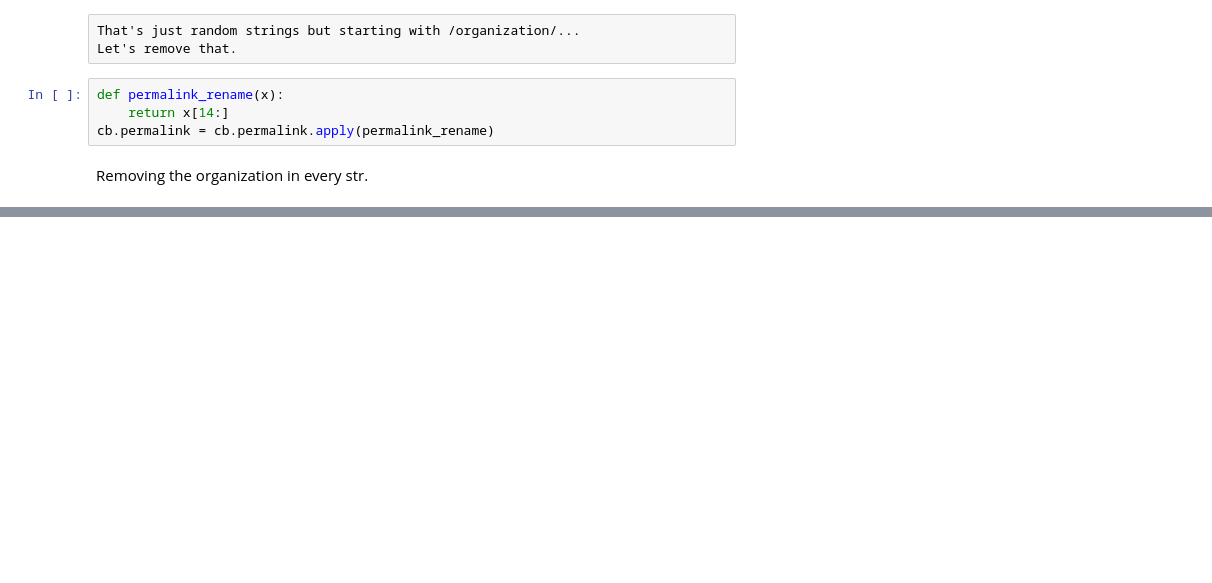
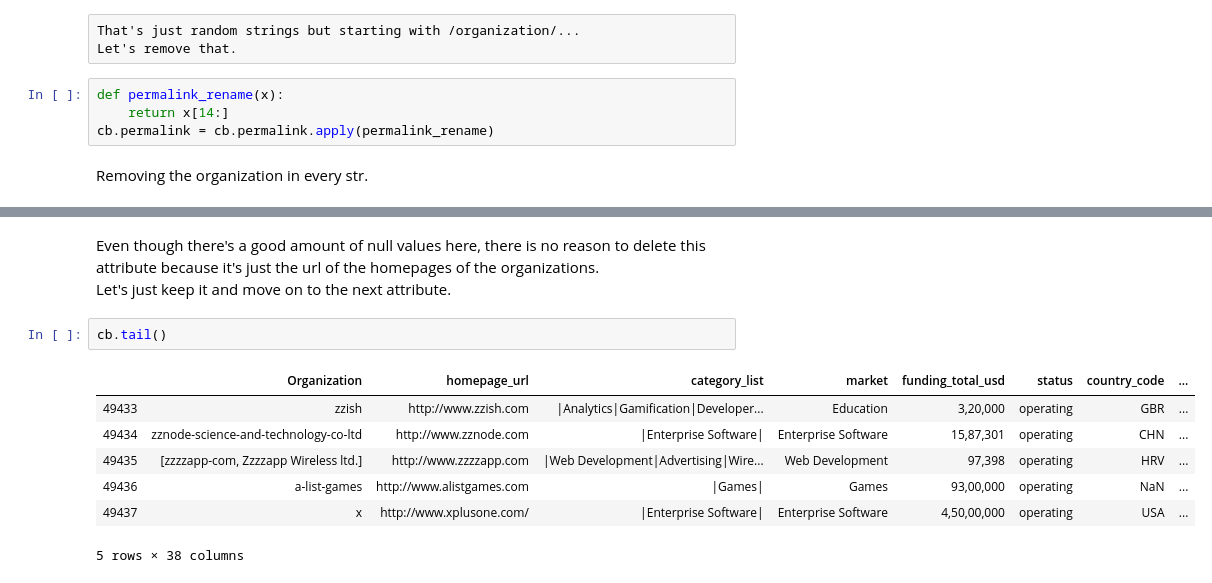
Before and after one commit to adityad1/Crunchbase, a Jupyter notebook: Data cleaning/Data_cleaning.ipynb, the cells around one changed output, grey strips where cells are left out. Drawn from its saved outputs; the diff is of its cells as text; blank space fills up the shorter version.

```diff
--- a/Data cleaning/Data_cleaning.ipynb
+++ b/Data cleaning/Data_cleaning.ipynb
@@ -110,0 +172,13 @@ These strings look like names of the services.
+# %% [markdown]
+Even though there's a good amount of null values here, there is no reason to delete this attribute because it's just the url of the homepages of the organizations.
+Let's just keep it and move on to the next attribute.
+# %%
+cb.tail()
+# %% [output]
+|  | Organization | homepage_url | category_list | market | funding_total_usd | status | country_code | ... |
+| 49433 | zzish | http://www.zzish.com | |Analytics|Gamification|Developer... | Education | 3,20,000 | operating | GBR | ... |
+| 49434 | zznode-science-and-technology-co-ltd | http://www.zznode.com | |Enterprise Software| | Enterprise Software | 15,87,301 | operating | CHN | ... |
+| 49435 | [zzzzapp-com, Zzzzapp Wireless ltd.] | http://www.zzzzapp.com | |Web Development|Advertising|Wire... | Web Development | 97,398 | operating | HRV | ... |
+| 49436 | a-list-games | http://www.alistgames.com | |Games| | Games | 93,00,000 | operating | NaN | ... |
+| 49437 | x | http://www.xplusone.com/ | |Enterprise Software| | Enterprise Software | 4,50,00,000 | operating | USA | ... |
+5 rows × 38 columns
```
Also changed, not shown: parts of 13 cells of this notebook.
